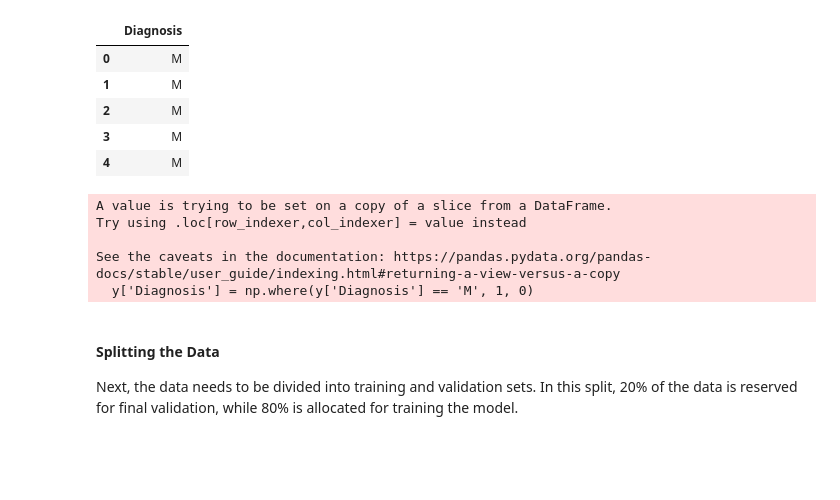
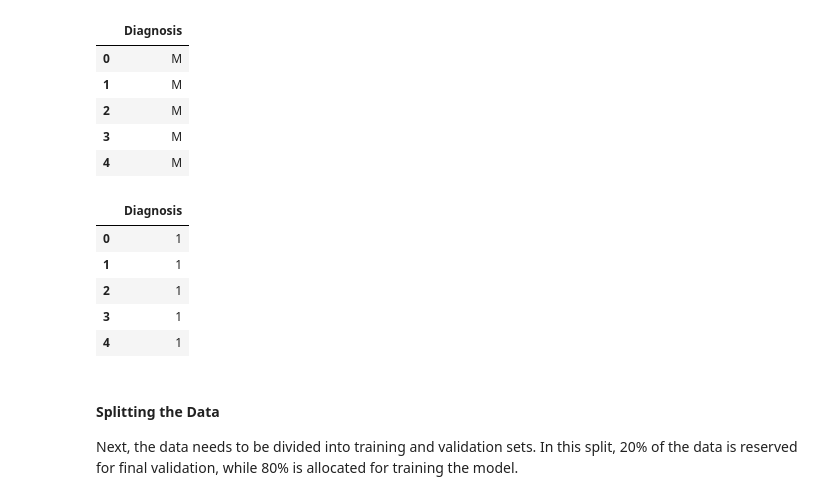
Before and after one commit to brunalos/breast-cancer-ml-project-2, a Jupyter notebook: breast_cancer_model.ipynb, the cells around one changed output. Drawn from its saved outputs; the diff is of its cells as text; code cells hidden in the pictures; blank space fills up the shorter version.

```diff
--- a/breast_cancer_model.ipynb
+++ b/breast_cancer_model.ipynb
@@ -86,14 +66,19 @@ y.head()
 | 3 | M |
 | 4 | M |
 # %%
-# Transform 'Diagnosis' into a binary variable.
-y['Diagnosis'] = np.where(y['Diagnosis'] == 'M', 1, 0)
+# Transform 'Diagnosis' into a binary variable
+diagnosis_binary = np.where(y['Diagnosis'] == 'M', 1, 0)
+
+# Create a new DataFrame with the transformed 'Diagnosis' column
+y_transformed = pd.DataFrame({'Diagnosis': diagnosis_binary}, index=y.index)
+y_transformed.head()
 # %% [output]
-A value is trying to be set on a copy of a slice from a DataFrame.
-Try using .loc[row_indexer,col_indexer] = value instead
-
-See the caveats in the documentation: https://pandas.pydata.org/pandas-docs/stable/user_guide/indexing.html#returning-a-view-versus-a-copy
-  y['Diagnosis'] = np.where(y['Diagnosis'] == 'M', 1, 0)
+|  | Diagnosis |
+| 0 | 1 |
+| 1 | 1 |
+| 2 | 1 |
+| 3 | 1 |
+| 4 | 1 |
 # %% [markdown]
 #### Splitting the Data
 
```
Also changed, not shown: parts of 4 cells of this notebook, 1 other file.
